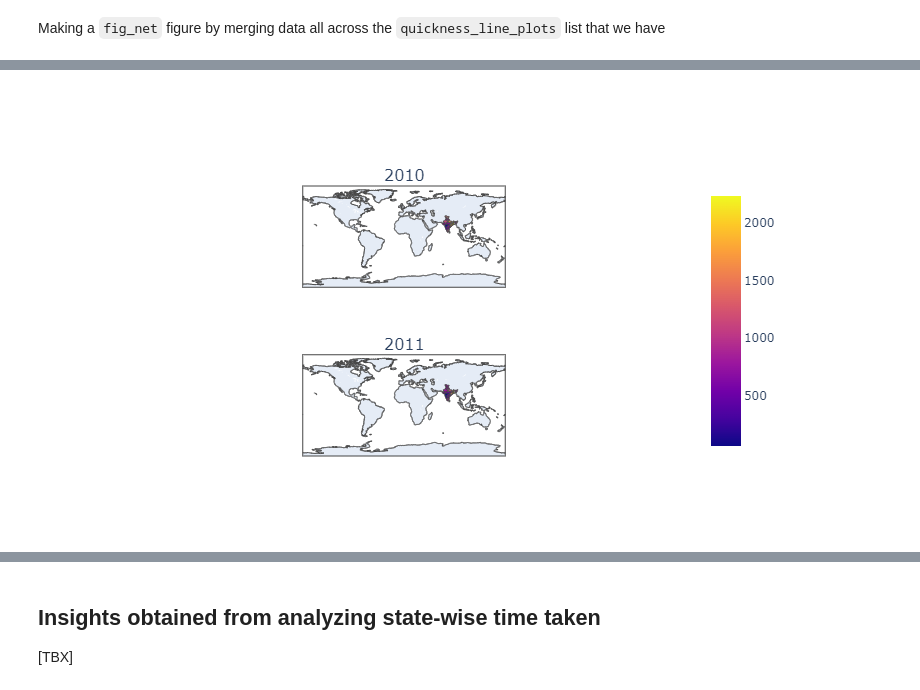
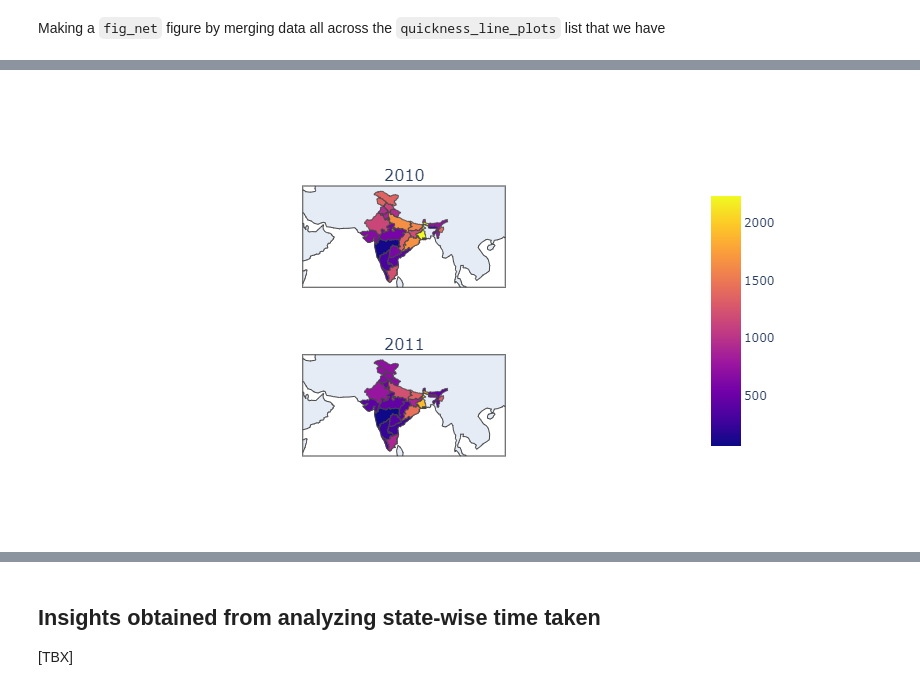
Before and after one commit to ujjwal-shekhar/Indian-Judicial-System-PreCog, a Jupyter notebook: data-visualizer-precog.ipynb, the cells around one changed output, grey strips where cells are left out. Drawn from its saved outputs; the diff is of its cells as text; code cells hidden in the pictures.

Commit message:
Kaggle Notebook | data-visualizer-precog | Version 18

```diff
--- a/data-visualizer-precog.ipynb
+++ b/data-visualizer-precog.ipynb
@@ -1256,14 +1195,3 @@ colors_list = [
 ]
 # %% [markdown]
 Making a `fig_net` figure by merging data all across the `quickness_line_plots` list that we have
-# %%
-for i in range(int(len(quickness_line_plots))):
-    quickness_line_plots[i]['data'][0]['line']['color']=colors_list[i]
-    quickness_line_plots[i]['data'][0]['name'] = str(2010+i)
-
-data = quickness_line_plots[0].data
-for i in range(int(len(quickness_line_plots))):
-    if i != 0:
-        data += quickness_line_plots[i].data
-fig_net = go.Figure(data=data)
-fig_net.show()
@@ -1272,6 +1197,0 @@ fig_net.show()
-# %%
-for i, f in enumerate(time_taken_states_chloropleths):
-    f.data[0].name = 2010+i
-    f.layout.coloraxis.colorbar.title.text = "Year "+str(2010+i)
-
-    f.show()
@@ -1281,16 +1198,30 @@ for i, f in enumerate(time_taken_states_chloropleths):
 # %%
-years_list = [2010,2011]
-rows = 2
-cols = 1
+def plot_state_wise_choropleths(choropleth_list : list, non_sp_mode=False):
 
-fig = sp.make_subplots(
-    rows=rows, cols=cols,
-    specs = [[{'type': 'choropleth'} for c in np.arange(cols)] for r in np.arange(rows)],
-    subplot_titles = years_list)
+    if non_sp_mode:
+        for i, f in enumerate(choropleth_list):
+            f.data[0].name = 2010+i
+            f.layout.coloraxis.colorbar.title.text = "Year "+str(2010+i)
 
-for i, f in enumerate(time_taken_states_chloropleths):
-    fig.add_trace(f.data[0], row = i//cols+1, col = i%cols+1)
+            f.show()
+        return
 
-fig.show()
+    years_list = [int(i) for i in range(2010,2012)]
+    rows = 2
+    cols = 1
+
+    fig = sp.make_subplots(
+        rows=rows, cols=cols,
+        specs = [[{'type': 'choropleth'} for c in np.arange(cols)] for r in np.arange(rows)],
+        subplot_titles = years_list)
+
+    for i, f in enumerate(choropleth_list):
+        fig.add_trace(f.data[0], row = i//cols+1, col = i%cols+1)
+
+    fig.layout.geo['fitbounds'] = 'locations'
+    fig.layout.geo2['fitbounds'] = 'locations'
+
+    fig.show()
+plot_state_wise_choropleths(time_taken_states_chloropleths)
 # %% [output]
-[figure, old version]
+[figure, new version]
```
Also changed, not shown: parts of 16 cells of this notebook.
